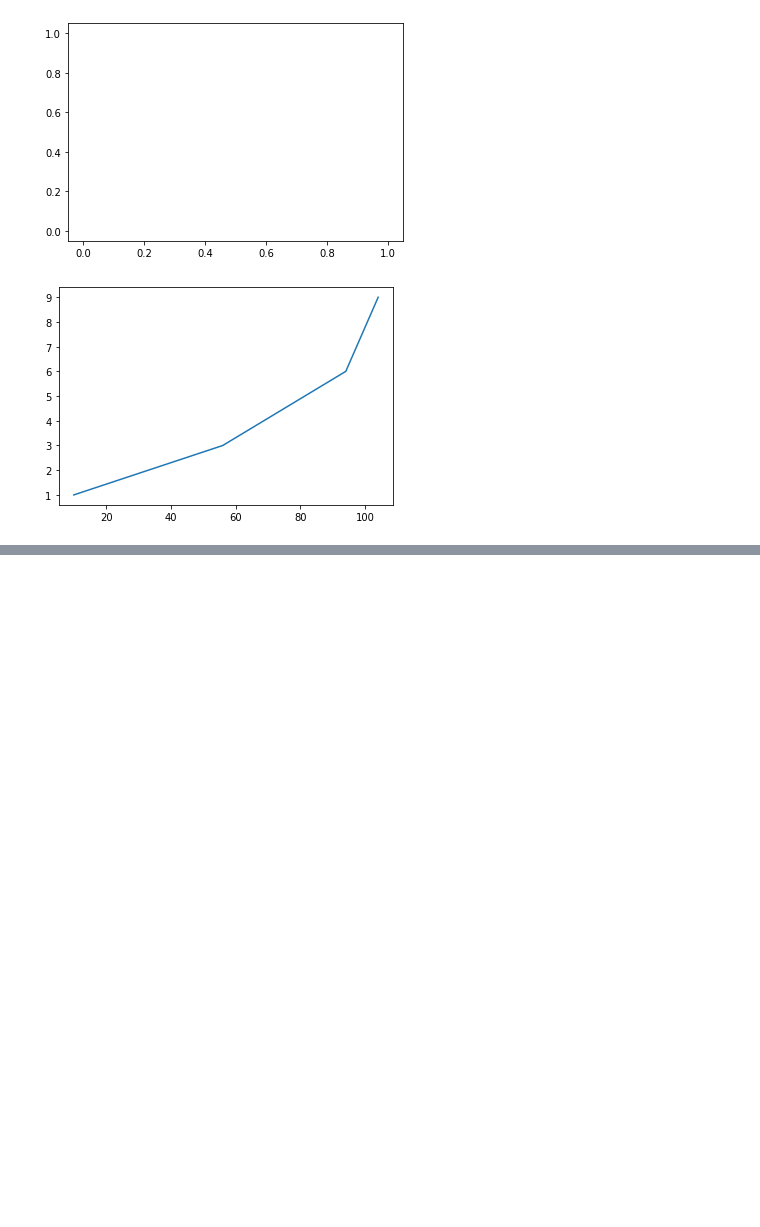
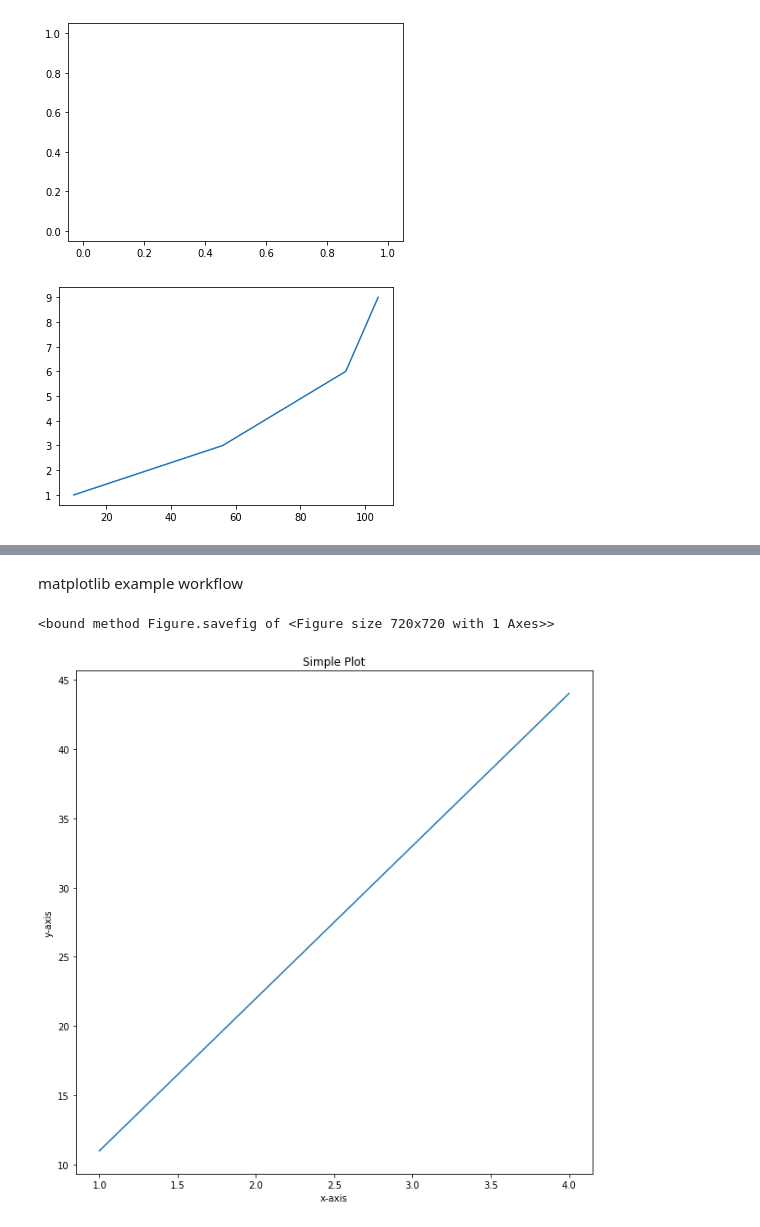
Before and after one commit to spinGreekGod/matplotlib, a Jupyter notebook: intro to matplotlib.ipynb, the cells around one changed output, grey strips where cells are left out. Drawn from its saved outputs; the diff is of its cells as text; code cells hidden in the pictures; blank space fills up the shorter version.

```diff
--- a/intro to matplotlib.ipynb
+++ b/intro to matplotlib.ipynb
@@ -20,0 +39,24 @@ plt.plot(x,y,);
+# %% [markdown]
+matplotlib example workflow
+# %%
+%matplotlib inline
+import matplotlib.pyplot as plt
+
+#prepare data--->
+x = [1,2,3,4]
+y = [11,22,33,44]
+#setup plot
+fig, ax = plt.subplots(figsize=(10,10))
+
+#plot data
+ax.plot(x, y)
+#customize plot
+ax.set(title="Simple Plot",
+       xlabel="x-axis",
+       ylabel="y-axis")
+#save and show
+fig.savefig
+#saves the current figure
+# %% [output]
+<bound method Figure.savefig of <Figure size 720x720 with 1 Axes>>
+[figure, added]
```
Also changed, not shown: parts of 9 cells of this notebook.
